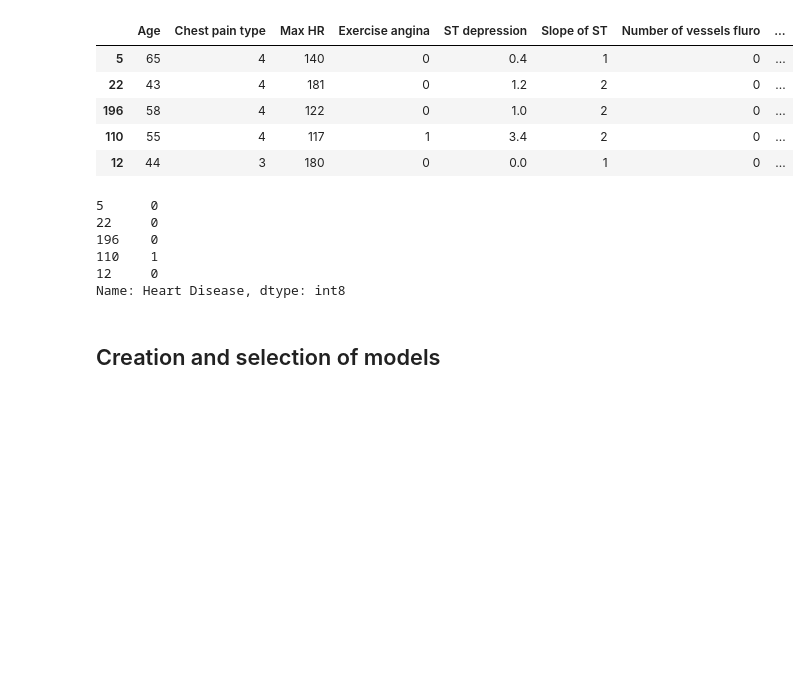
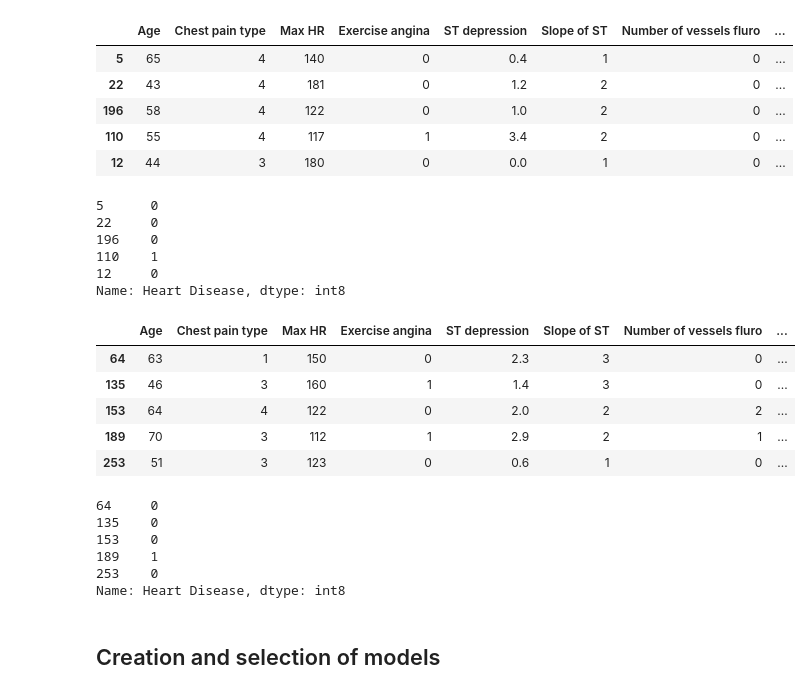
Before and after one commit to King-georges/Heart_Disease_Prediction_Project, a Jupyter notebook: Final_Heart_Disease_Prediction.ipynb, the cells around one changed output. Drawn from its saved outputs; the diff is of its cells as text; code cells hidden in the pictures; blank space fills up the shorter version.

```diff
--- a/Final_Heart_Disease_Prediction.ipynb
+++ b/Final_Heart_Disease_Prediction.ipynb
@@ -377,6 +386,24 @@ y_train.head()
 110    1
 12     0
 Name: Heart Disease, dtype: int8
+# %%
+x_test.head()
+# %% [output]
+|  | Age | Chest pain type | Max HR | Exercise angina | ST depression | Slope of ST | Number of vessels fluro | ... |
+| 64 | 63 | 1 | 150 | 0 | 2.3 | 3 | 0 | ... |
+| 135 | 46 | 3 | 160 | 1 | 1.4 | 3 | 0 | ... |
+| 153 | 64 | 4 | 122 | 0 | 2.0 | 2 | 2 | ... |
+| 189 | 70 | 3 | 112 | 1 | 2.9 | 2 | 1 | ... |
+| 253 | 51 | 3 | 123 | 0 | 0.6 | 1 | 0 | ... |
+# %%
+y_test.head()
+# %% [output]
+64     0
+135    0
+153    0
+189    1
+253    0
+Name: Heart Disease, dtype: int8
 # %% [markdown]
 ## Creation and selection of models
 # %%
```
Also changed, not shown: parts of 2 cells of this notebook, 1 other file.
